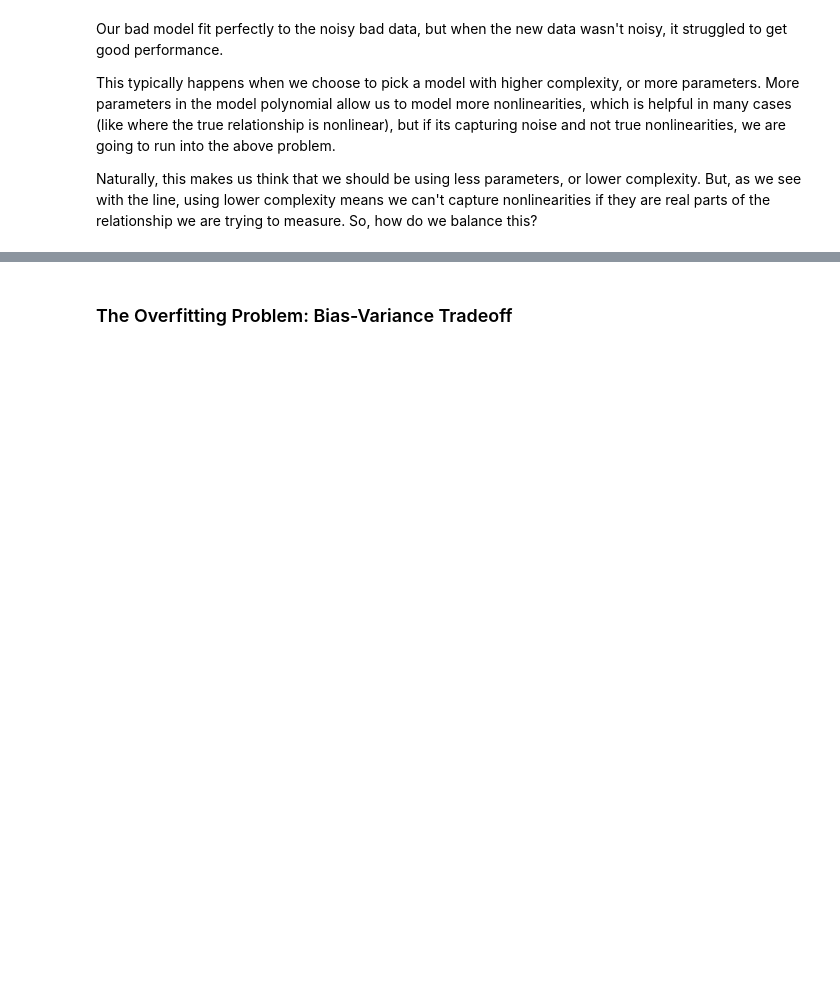
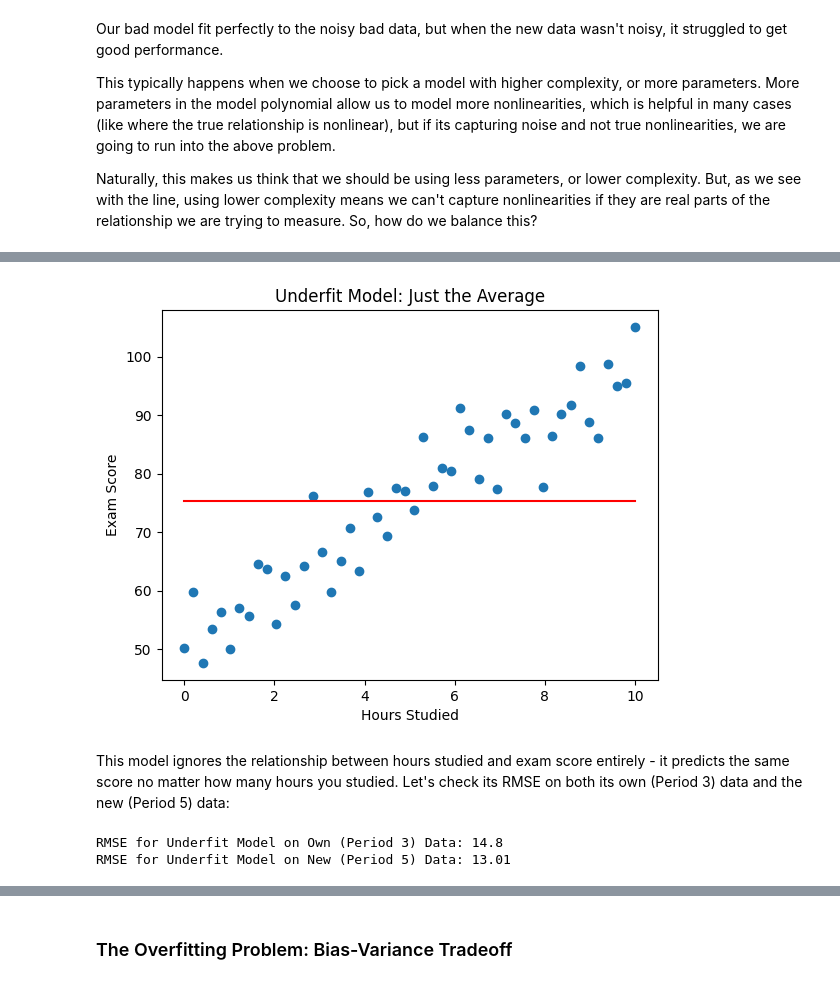
Before and after one commit to nickmelamed/mortorq_instruction, a Jupyter notebook: ml_resources/ml_primer/02-generalizability.ipynb, the cells around one changed output, grey strips where cells are left out. Drawn from its saved outputs; the diff is of its cells as text; code cells hidden in the pictures; blank space fills up the shorter version.

```diff
--- a/ml_resources/ml_primer/02-generalizability.ipynb
+++ b/ml_resources/ml_primer/02-generalizability.ipynb
@@ -235,0 +242,27 @@ Naturally, this makes us think that we should be using less parameters, or lower
+# %%
+# fit a degree-0 polynomial (just the average) to our GOOD data
+
+coeffs_underfit = np.polyfit(hours, scores_good, deg=0)
+poly_underfit = np.poly1d(coeffs_underfit)
+y_fit_underfit = poly_underfit(hours)
+
+plt.figure()
+plt.scatter(hours, scores_good)
+plt.plot(hours, y_fit_underfit, color='red')
+plt.xlabel("Hours Studied")
+plt.ylabel("Exam Score")
+plt.title("Underfit Model: Just the Average")
+plt.show()
+# %% [output]
+[figure, added]
+# %% [markdown]
+This model ignores the relationship between hours studied and exam score entirely - it predicts the same score no matter how many hours you studied. Let's check its RMSE on both its own (Period 3) data and the new (Period 5) data:
+# %%
+rmse_underfit = root_mean_squared_error(scores_good, y_fit_underfit)
+rmse_underfit_new = root_mean_squared_error(scores_new, y_fit_underfit)
+
+print(f'RMSE for Underfit Model on Own (Period 3) Data: {round(rmse_underfit, 2)}')
+print(f'RMSE for Underfit Model on New (Period 5) Data: {round(rmse_underfit_new, 2)}')
+# %% [output]
+RMSE for Underfit Model on Own (Period 3) Data: 14.8
+RMSE for Underfit Model on New (Period 5) Data: 13.01
```
Also changed, not shown: parts of 18 cells of this notebook.
